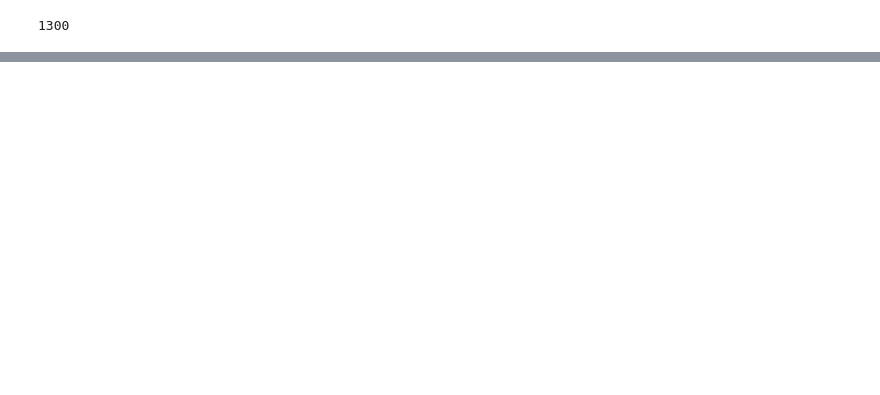
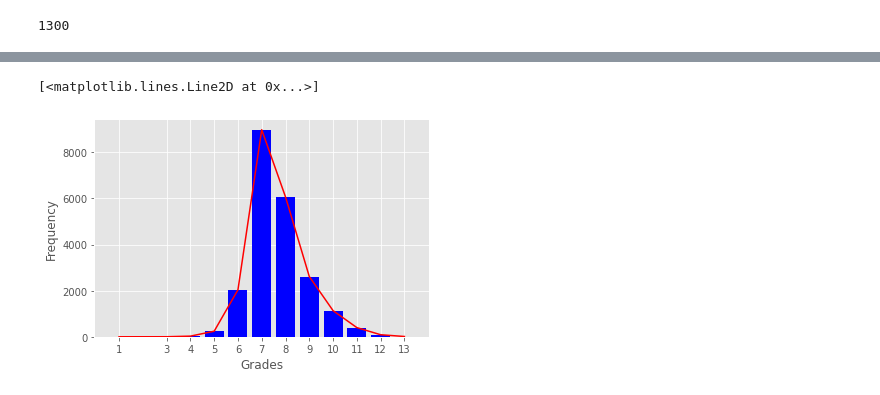
Before and after one commit to mafteiervin1/data-mining, a Jupyter notebook: DM_Task1.ipynb, the cells around one changed output, grey strips where cells are left out. Saved outputs shown, nothing was run; the diff lists cells and outputs as text; code cells hidden in the pictures; blank space fills up the shorter version.

```diff
--- a/DM_Task1.ipynb
+++ b/DM_Task1.ipynb
@@ -3,5 +3,8 @@ import numpy as np
 import scipy as sp
 import scipy.stats as sps
 import pandas as pd
+import matplotlib.pyplot as plt
+
+plt.style.use('ggplot')
 
 df = pd.read_csv("kc_house_data.csv")
@@ -138,0 +196,14 @@ sps.mode(df['sqft_living'])[0][0]
+# %%
+grades = sorted(set(df['grade']))
+frequencies = []
+for grade in grades:
+    frequencies.append(np.count_nonzero(df['grade']==grade))
+
+plt.xticks(grades)
+plt.xlabel("Grades")
+plt.ylabel("Frequency")
+plt.bar(grades, frequencies, color= "blue")
+plt.plot(grades, frequencies, color= "red")
+# %% [output]
+[<matplotlib.lines.Line2D at 0x...>]
+[figure, added]
```
Also changed, not shown: parts of 57 cells of this notebook.
